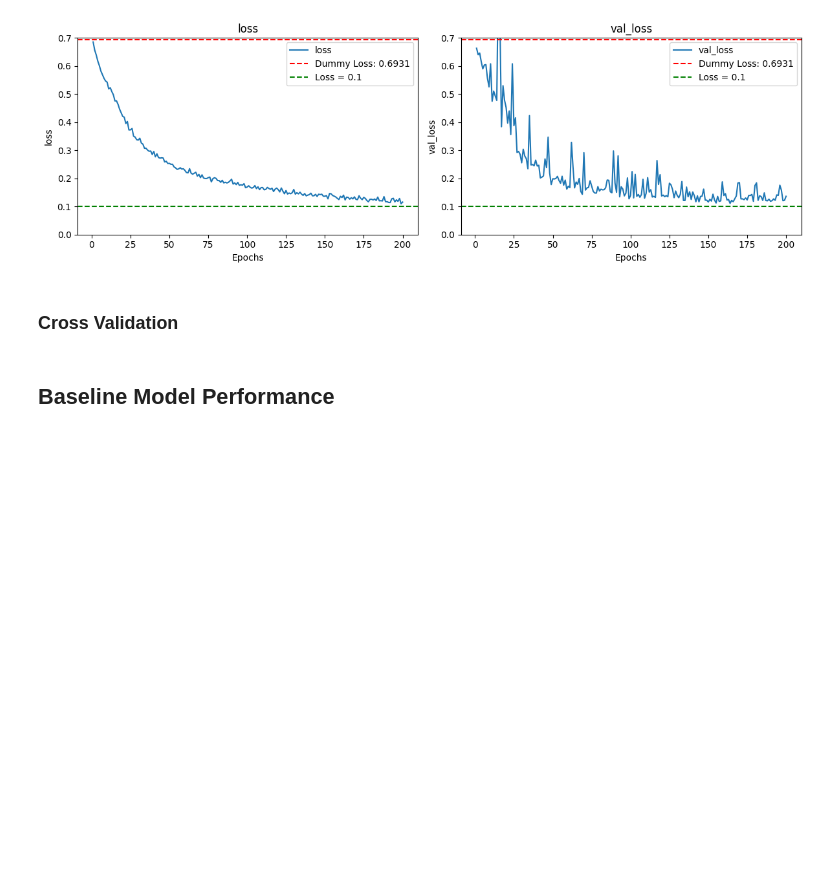
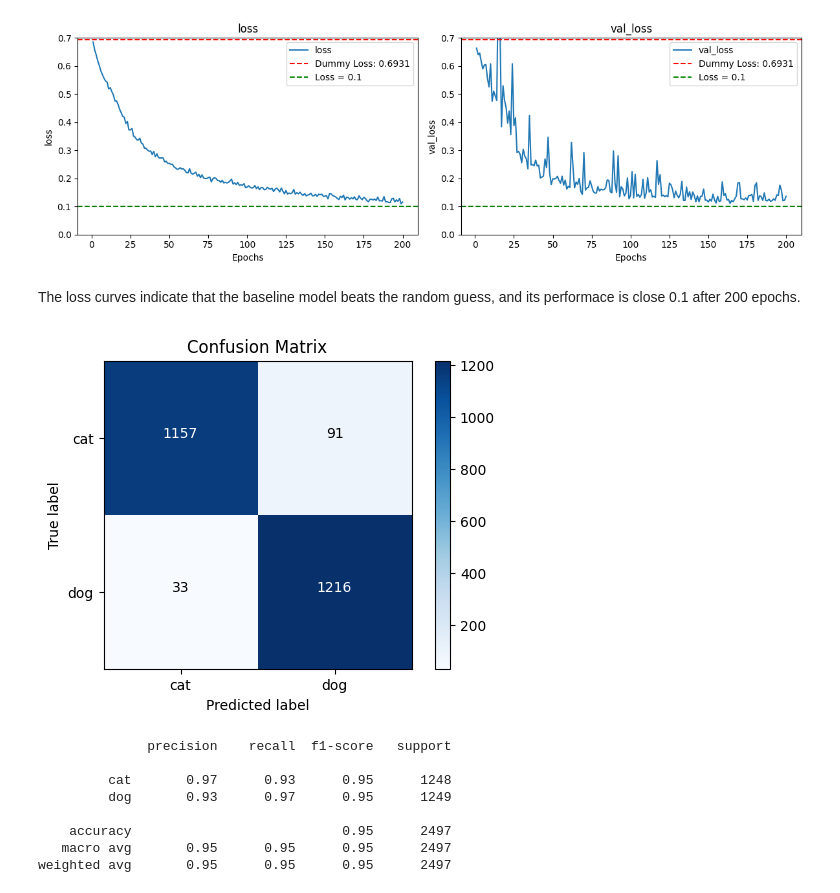
Before and after one commit to vvclin-git/kaggle-image-classification-cats_dogs, a Jupyter notebook: notebooks/01_baseline_train.ipynb, the cells around one changed output. Saved outputs shown, nothing was run; the diff lists cells and outputs as text; code cells hidden in the pictures; blank space fills up the shorter version.

```diff
--- a/notebooks/01_baseline_train.ipynb
+++ b/notebooks/01_baseline_train.ipynb
@@ -372,3 +570,8 @@ torch.save(cnn_clf.state_dict(), MODELS_DIR / f'cnn_clf_{timestr}.pth')
 # %%
 with open(MODELS_DIR / 'hist_20260212-13-53-03.json', 'r') as f:
     hist_1 = json.load(f)
+
+cnn_clf = CNN_Clf(2).to(DEVICE)
+cnn_clf.load_state_dict(torch.load(MODELS_DIR / 'cnn_clf.pth'))
+hist_1[0]['loss'].extend(hist[0]['loss'])
+hist_1[0]['val_loss'].extend(hist[0]['val_loss'])
@@ -407,20 +591,30 @@ plt.tight_layout()
 plt.show()
 # %% [output]
 [figure]
+# %% [markdown]
+The loss curves indicate that the baseline model beats the random guess, and its performace is close 0.1 after 200 epochs.
 # %%
 cnn_clf.eval()
 y_pred = torch.tensor(np.empty_like([])).to(DEVICE)
 y_val = torch.tensor(np.empty_like([])).to(DEVICE)
 with torch.inference_mode():
-    for x, y in tqdm(val_dl, desc=f"val e{e+1}", leave=False):
+    for x, y in tqdm(val_dl, desc=f"inference", leave=False):
         x = x.to(DEVICE, non_blocking=True)
         y = y.to(DEVICE, non_blocking=True)
         y_pred = torch.concat((y_pred, cnn_clf.predict_id(x)))
         y_val = torch.concat((y_val, y))
 
 y_pred_np = y_pred.to('cpu').detach().numpy().astype('int')
 y_val_np = y_val.to('cpu').detach().numpy().astype('int')
 
 plot_confusion_matrix_and_report(y_val_np, y_pred_np, target_names=['cat', 'dog'])
+# %% [output]
+[figure, added]
+              precision    recall  f1-score   support
+
+         cat       0.97      0.93      0.95      1248
+         dog       0.93      0.97      0.95      1249
+
+    accuracy                           0.95      2497
+   macro avg       0.95      0.95      0.95      2497
+weighted avg       0.95      0.95      0.95      2497
-# %% [markdown]
-### Cross Validation
@@ -504,2 +620,0 @@ class CV_Trainer():
-# %% [markdown]
-## Baseline Model Performance
```
Also changed, not shown: parts of 37 cells of this notebook, 1 other file.
